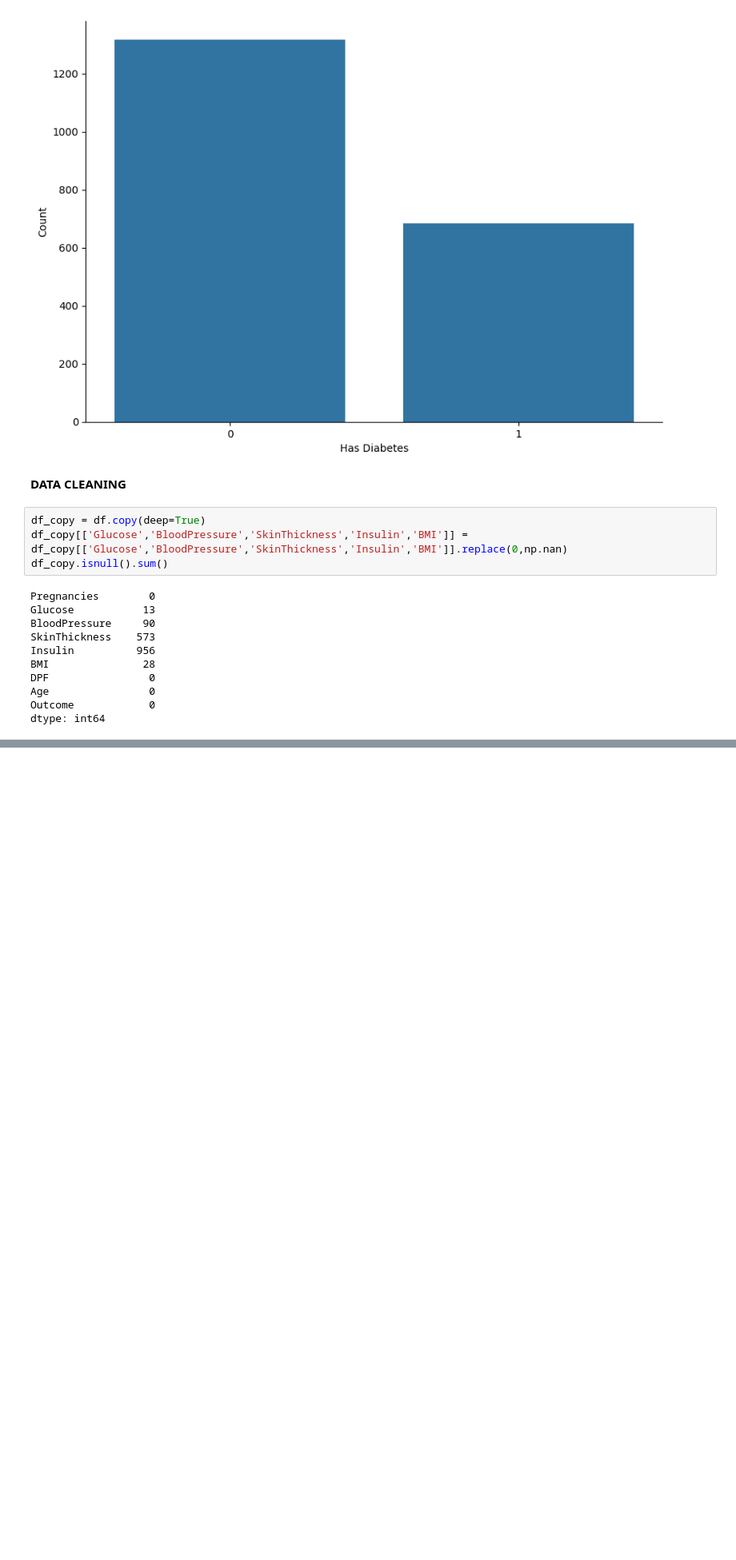
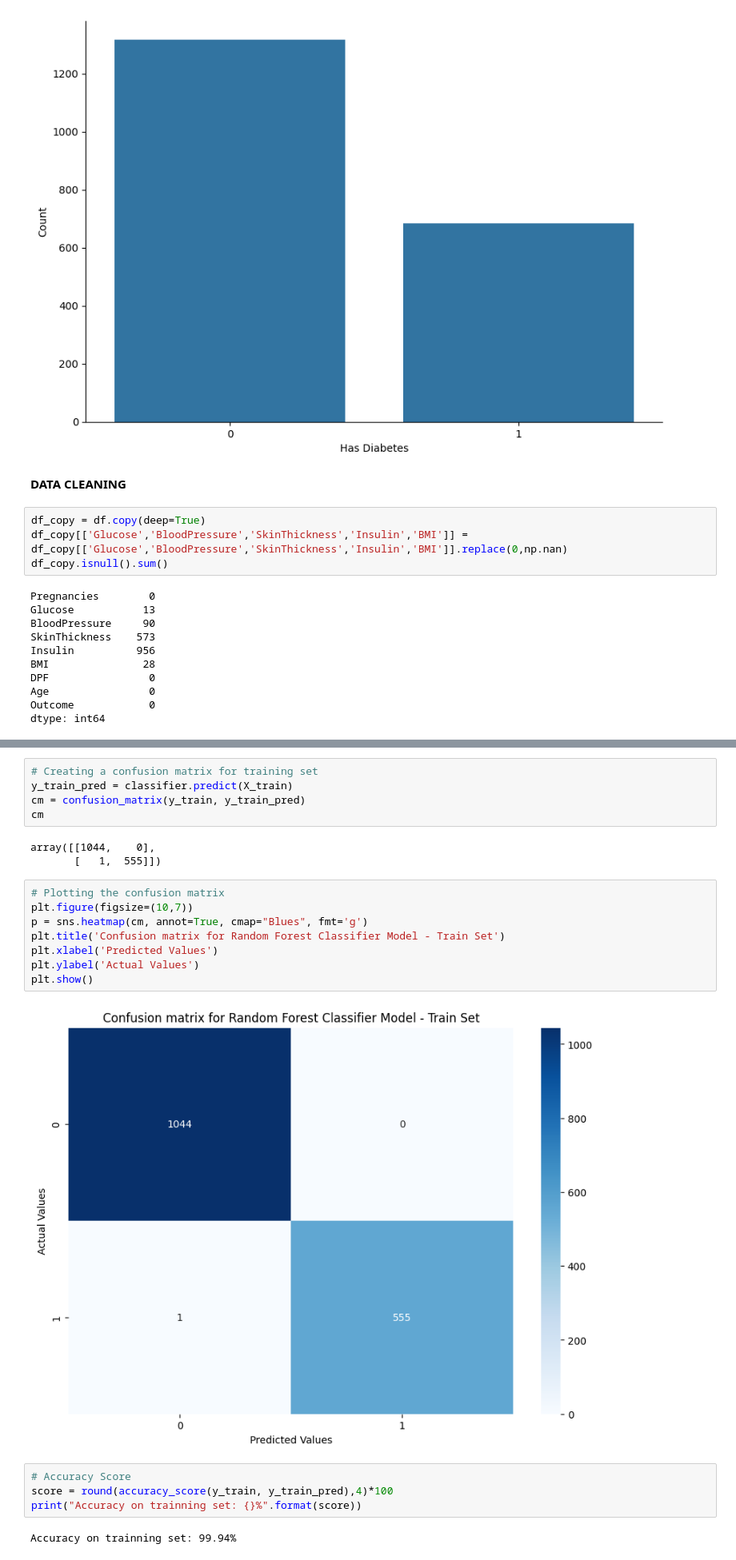
Before and after one commit to SujithGowdru/Diabetes-Prediction-Project, a Jupyter notebook: Diabetes Classification.ipynb, the cells around one changed output, grey strips where cells are left out. Shown at 80% size. Cells and saved outputs as stored; diff of their text form; blank space fills up the shorter version.

```diff
--- a/Diabetes Classification.ipynb
+++ b/Diabetes Classification.ipynb
@@ -132,0 +293,24 @@ dtype: int64
+# %%
+# Creating a confusion matrix for training set
+y_train_pred = classifier.predict(X_train)
+cm = confusion_matrix(y_train, y_train_pred)
+cm
+# %% [output]
+array([[1044,    0],
+       [   1,  555]])
+# %%
+# Plotting the confusion matrix
+plt.figure(figsize=(10,7))
+p = sns.heatmap(cm, annot=True, cmap="Blues", fmt='g')
+plt.title('Confusion matrix for Random Forest Classifier Model - Train Set')
+plt.xlabel('Predicted Values')
+plt.ylabel('Actual Values')
+plt.show()
+# %% [output]
+[figure, added]
+# %%
+# Accuracy Score
+score = round(accuracy_score(y_train, y_train_pred),4)*100
+print("Accuracy on trainning set: {}%".format(score))
+# %% [output]
+Accuracy on trainning set: 99.94%
```
Also changed, not shown: parts of 23 cells of this notebook.
